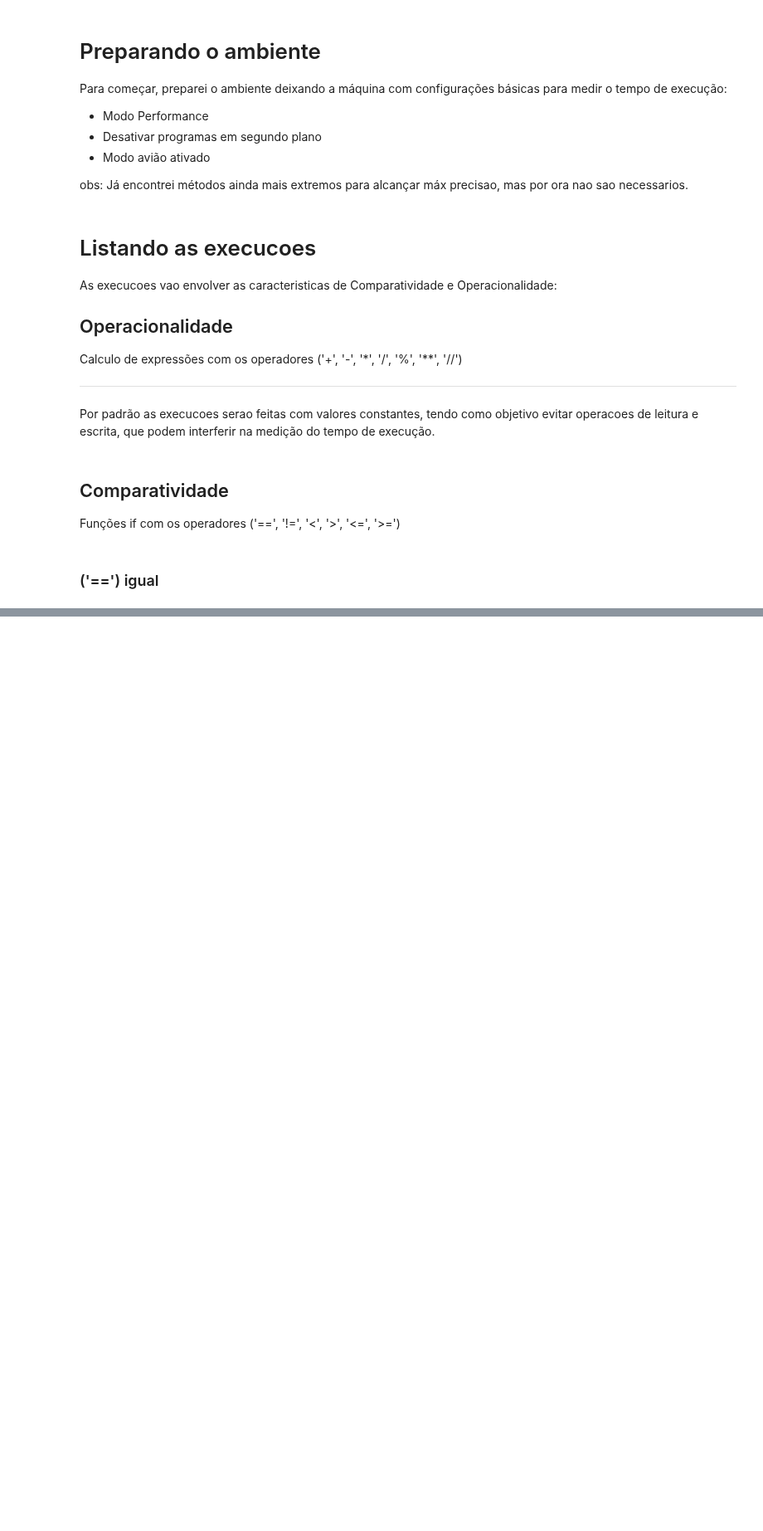
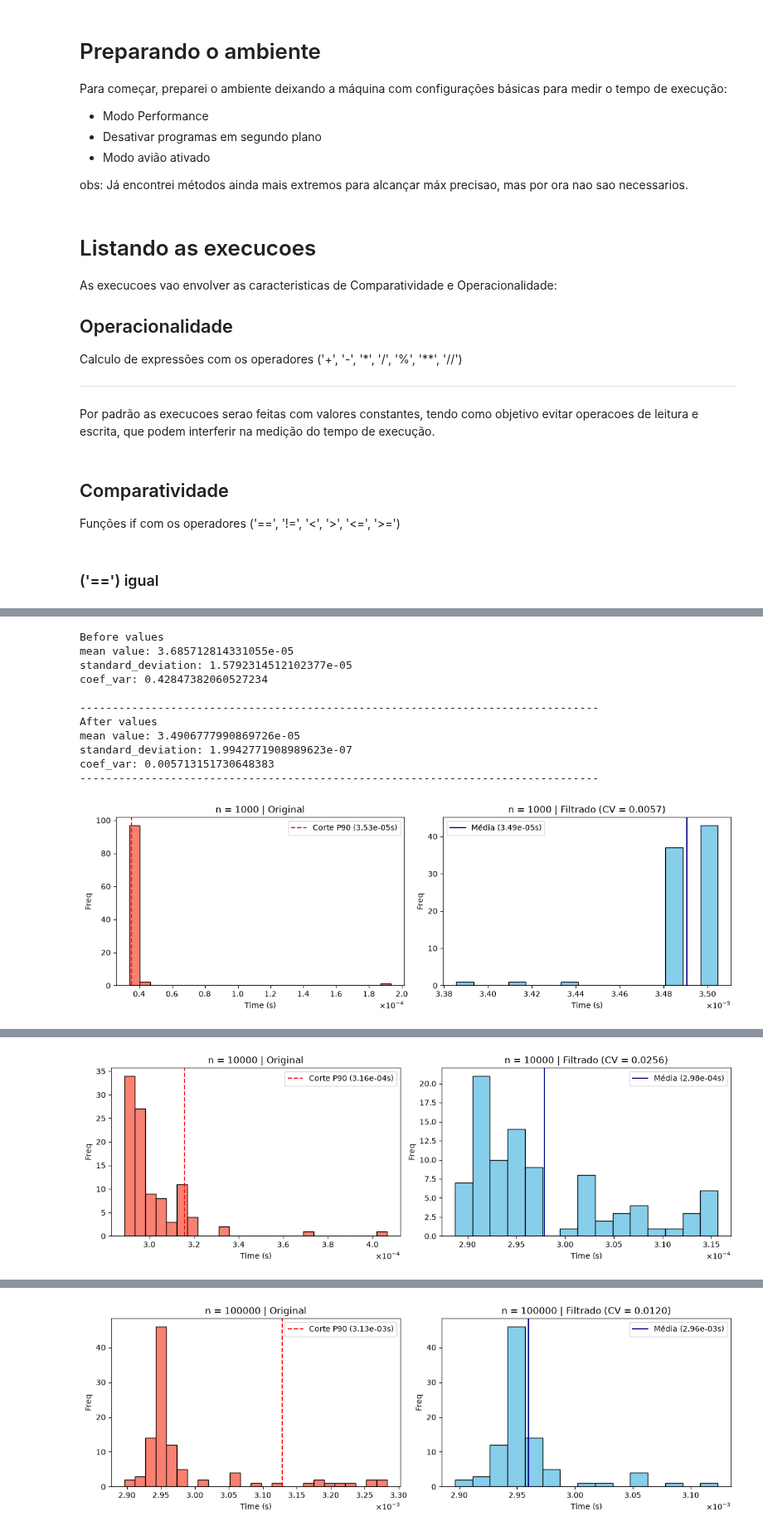
Before and after one commit to sCesar-dev/softwareEngineerDocs, a Jupyter notebook: docs/samuca_files/atividade_aula04.ipynb, the cells around one changed output, grey strips where cells are left out. Shown at 83% size. Drawn from its saved outputs; the diff is of its cells as text; code cells hidden in the pictures; blank space fills up the shorter version.

```diff
--- a/docs/samuca_files/atividade_aula04.ipynb
+++ b/docs/samuca_files/atividade_aula04.ipynb
@@ -132,0 +511,77 @@ coef_var: 0.015859129403321535
+# %%
+from time import time
+from matplotlib import pyplot as plt
+import numpy as np
+
+lista_n = [1000, 10000, 100000]
+l = []
+R = 100
+
+for n in lista_n:
+    tic = time()
+    ll = []
+    for i in range(R):
+        tic = time()
+        for i in range(n):
+            if 1 >= 1:
+                True
+        tac = time()
+        ll.append(tac - tic)
+
+    l.append(ll)
+
+    before_array = np.array(ll)
+    mean_before = np.mean(before_array)
+    bfr_std_variation = np.std(before_array)
+    bfr_coef_var = bfr_std_variation / mean_before
+
+    aft_array = np.array(ll)
+    l_corte = np.percentile(aft_array, 90)
+    ll_filtrado = aft_array[aft_array < l_corte]
+
+    mean_after = np.mean(ll_filtrado)
+    aft_std_variation = np.std(ll_filtrado)
+    aft_coef_var = aft_std_variation / mean_after
+
+    print(f"Before values\nmean value: {mean_before}\nstandard_deviation: {bfr_std_variation}\ncoef_var: {bfr_coef_var}\n")
+    print("--"*40)
+    print(f"After values\nmean value: {mean_after}\nstandard_deviation: {aft_std_variation}\ncoef_var: {aft_coef_var}")
+    print("--"*40)
+
+    fig, axes = plt.subplots(1, 2, figsize=(12, 4))
+    #cria um histograma com ciclos dos 3 valores na lista_n
+    # plt.hist(ll,25)
+    #elevo os valores de x a -4 so pra facilitar a visualizacao
+    # plt.ticklabel_format(axis='x', style='sci', scilimits=(0, 0), useMathText=True)
+    # plt.show()
+    axes[0].hist(before_array, bins=25, edgecolor='black', color='salmon')
+    axes[0].axvline(l_corte, color='red', linestyle='--', label=f'Corte P90 ({l_corte:.2e}s)')
+    axes[0].set_title(f"n = {n} | Original")
+    axes[0].set_xlabel("Time (s)")
+    axes[0].set_ylabel("Freq")
+    axes[0].ticklabel_format(axis='x', style='sci', scilimits=(0, 0), useMathText=True)
+    axes[0].legend()
+
+    axes[1].hist(ll_filtrado, bins=15, edgecolor='black', color='skyblue')
+    axes[1].axvline(mean_after, color='darkblue', linestyle='-', label=f'Média ({mean_after:.2e}s)')
+    axes[1].set_title(f"n = {n} | Filtrado (CV = {aft_coef_var:.4f})")
+    axes[1].set_xlabel("Time (s)")
+    axes[1].set_ylabel("Freq")
+    axes[1].ticklabel_format(axis='x', style='sci', scilimits=(0, 0), useMathText=True)
+    axes[1].legend()
+
+    plt.tight_layout()
+    plt.show()
+# %% [output]
+Before values
+mean value: 3.685712814331055e-05
+standard_deviation: 1.5792314512102377e-05
+coef_var: 0.42847382060527234
+
+--------------------------------------------------------------------------------
+After values
+mean value: 3.4906777990869726e-05
+standard_deviation: 1.9942771908989623e-07
+coef_var: 0.005713151730648383
+--------------------------------------------------------------------------------
+[figure, added]
@@ -132,0 +599 @@ coef_var: 0.015859129403321535
+[figure, added]
@@ -132,0 +611 @@ coef_var: 0.015859129403321535
+[figure, added]
```
Also changed, not shown: parts of 15 cells of this notebook.
